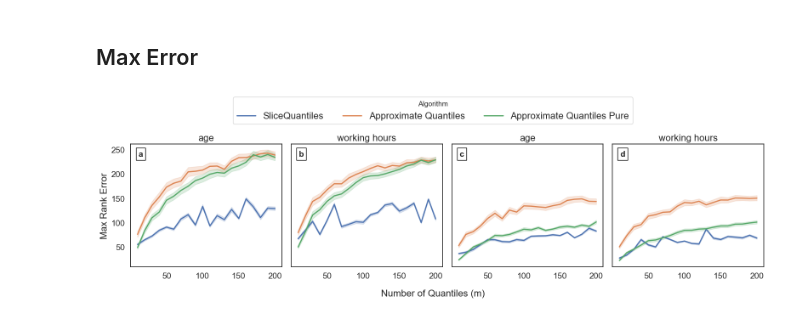
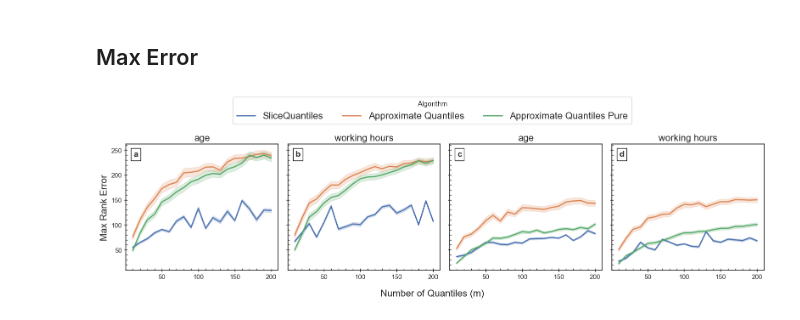
Before and after one commit to NynsenFaber/DP_CC_quantiles, a Jupyter notebook: real_data.ipynb, the cells around one changed output. Cells and saved outputs as stored; diff of their text form; code cells hidden in the pictures.

```diff
--- a/real_data.ipynb
+++ b/real_data.ipynb
@@ -111,12 +114,9 @@ For eps = 1.0, delta = 1e-16, max rho = 0.007055178225814259
 # %% [markdown]
 # Hyperparameters
 # %%
-EPS = 1.  # like the one used for the dataset
-DELTA = 1e-16
 RHO = get_max_rho(EPS, DELTA)
 M_MAX = 250
 M_LIST = range(10, 210, 10)
-NUM_EXPERIMENTS = 200
 max_q_list = np.linspace(0, 1, M_MAX + 2)[1:-1]
 
 for dataset in DATASET:
@@ -258,21 +279,16 @@ for swap in (True, False):
 # %% [markdown]
 # Plot the results
 # %%
-import pandas as pd
-import seaborn as sns
-import matplotlib.pyplot as plt
-
-sns.set_theme(style="white")
-
-DF = pd.DataFrame(records)
-# save DF
-DF.to_csv("real_datasets_conservative.csv", index=False)
-
+# import pickle data
+with open("data_1.pkl", "rb") as f:
+    data = pickle.load(f)
 # upload DF
-DF = pd.read_csv("real_datasets_conservative.csv")
+DF = data["data"]
 # %% [markdown]
 ## Max Error
 # %%
+from matplotlib.ticker import AutoMinorLocator
+
 # Dynamically calculate rows and columns based on the number of plots
 num_plots = len(DATASET) * 2  # 2 for swap=True and swap=False
 cols = 4  # Fixed number of columns
@@ -298,37 +314,47 @@ for swap in (True, False):
             y="max_error",
             hue="Algorithm",
             errorbar=('ci', 95),  # confidence interval 95%
             linewidth=2,
             ax=ax,
         )
         ax.set_title(key, fontsize=16)
         ax.set_xlabel("", fontsize=16)
         ax.set_ylabel("Max Rank Error", fontsize=16)
         ax.legend().remove()  # Remove individual legends
-        # add xticks and yticks fontsize
-        ax.tick_params(axis='x', labelsize=14)
-        ax.tick_params(axis='y', labelsize=14)
+
+        # Customize ticks: keep numbers and add small lines
+        # Major ticks (with labels)
+        ax.tick_params(axis='x', which='major', direction='inout', length=6, width=1, bottom=True)
+        ax.tick_params(axis='y', which='major', direction='inout', length=6, width=1, left=True)
+
+        # Minor ticks (no labels, just small marks)
+        ax.xaxis.set_minor_locator(AutoMinorLocator())  # auto minor ticks for x
+        ax.yaxis.set_minor_locator(AutoMinorLocator())  # auto minor ticks for y
+        ax.tick_params(axis='x', which='minor', direction='in', length=3, width=1, bottom=True)
+        ax.tick_params(axis='y', which='minor', direction='in', length=3, width=1, left=True)
 
         # Add a small box with the label
         ax.text(0.05, 0.95, x_lables[count], transform=ax.transAxes,
-                fontsize=14, fontweight='bold', va='top', ha='left', bbox=dict(facecolor='white', edgecolor='black'))
+                fontsize=14, fontweight='bold', va='top', ha='left',
+                bbox=dict(facecolor='white', edgecolor='black'))
 
         count += 1
-
 
 # Remove unused subplots
 if count < len(axes):
     for j in range(count, len(axes)):
         fig.delaxes(axes[j])
 
 # Add a single legend for the entire figure
 handles, labels = axes[0].get_legend_handles_labels()
-fig.legend(handles, labels, loc='upper center', ncol=len(labels), title="Algorithm", bbox_to_anchor=(0.5, 1.15), fontsize=16)
+fig.legend(handles, labels, loc='upper center', ncol=len(labels), title="Algorithm",
+           bbox_to_anchor=(0.5, 1.15), fontsize=16)
+
 # Add a single shared x-label
 fig.text(0.5, -0.05, "Number of Quantiles (m)", ha='center', fontsize=16)
 
 # Adjust layout to fit the legend
 plt.tight_layout(rect=[0, 0, 1, 0.95])
 plt.show()
 # %% [output]
-[figure, old version]
+[figure, new version]
```
Also changed, not shown: parts of 4 cells of this notebook, 1 other file.
